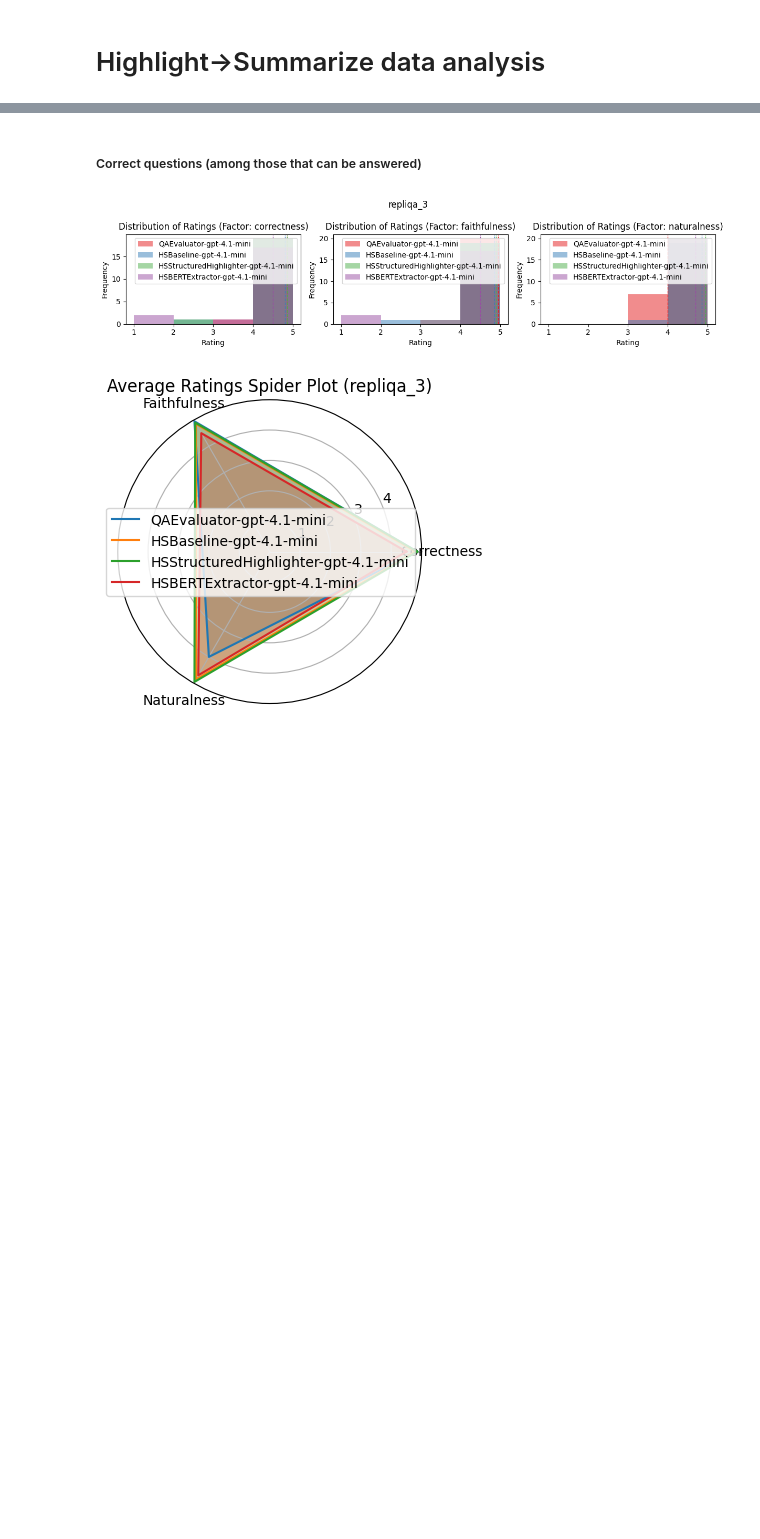
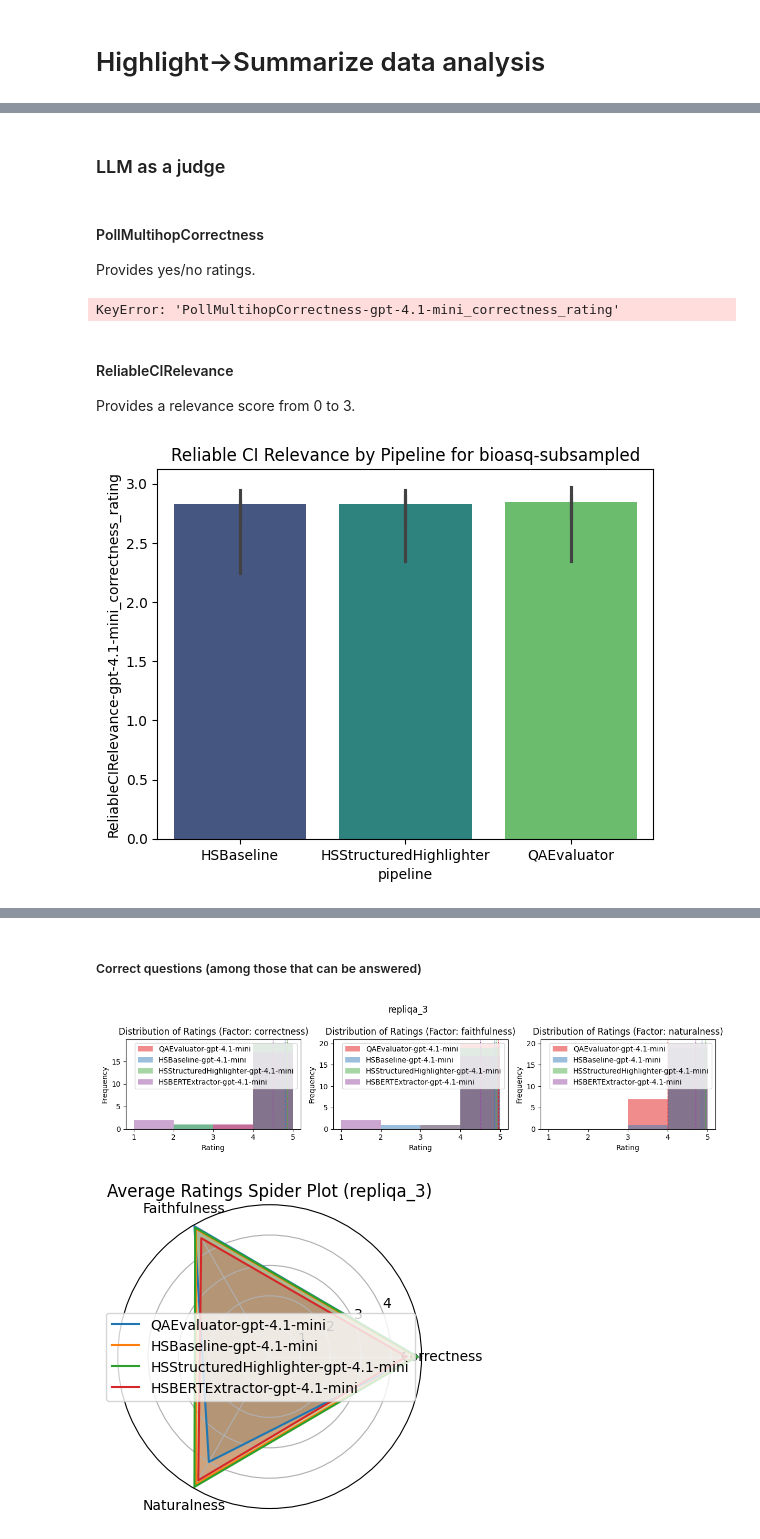
Before and after one commit to microsoft/highlight-summarize, a Jupyter notebook: data-analysis.ipynb, the cells around one changed output, grey strips where cells are left out. Cells and saved outputs as stored; diff of their text form; code cells hidden in the pictures; blank space fills up the shorter version.

Commit message:
update data analysis nb

```diff
--- a/data-analysis.ipynb
+++ b/data-analysis.ipynb
@@ -63,0 +286,52 @@ AttributeError: 'DataFrame' object has no attribute 'Factor'
+# %% [markdown]
+### LLM as a judge
+# %% [markdown]
+#### PollMultihopCorrectness
+
+Provides yes/no ratings.
+# %%
+for dataset_name, df in results_df.items():
+    # Filter out no-answer predictions.
+    df = df[df.answer != NOANSWER_PRED]
+    correct = {}
+    for pipeline in df.pipeline.unique():
+        correct[pipeline] = np.mean(
+            df[df.pipeline == pipeline]["PollMultihopCorrectness-gpt-4.1-mini_correctness_rating"] == True
+        )
+    plt.figure(figsize=(4, 4))
+    sns.barplot(
+        x=list(correct.keys()),
+        y=list(correct.values()),
+        palette="viridis"
+    )
+    # Show the % correct on the bars.
+    for i, v in enumerate(correct.values()):
+        plt.text(i, v + 0.01, f"{v:.2%}", ha='center', va='bottom')
+    plt.ylim(0, 1)
+    plt.title(f"PollMultihopCorrectness for {dataset_name}")
+    plt.xlabel("Pipeline")
+    plt.ylabel("Correctness (%)")
+    plt.xticks(rotation=45)
+    plt.tight_layout()
+    print(f"Dataset: {dataset_name}")
+    print(correct)
+# %% [output]
+KeyError: 'PollMultihopCorrectness-gpt-4.1-mini_correctness_rating'
+# %% [markdown]
+#### ReliableCIRelevance
+
+Provides a relevance score from 0 to 3.
+# %%
+for dataset_name, df in results_df.items():
+    # Filter out no-answer predictions.
+    df = df[df.answer != NOANSWER_PRED]
+    sns.barplot(
+        x="pipeline",
+        y="ReliableCIRelevance-gpt-4.1-mini_correctness_rating",
+        palette="viridis",
+        data=df,
+        hue="pipeline",
+    )
+    plt.title(f"Reliable CI Relevance by Pipeline for {dataset_name}")
+# %% [output]
+[figure, added]
```
Also changed, not shown: parts of 24 cells of this notebook.
